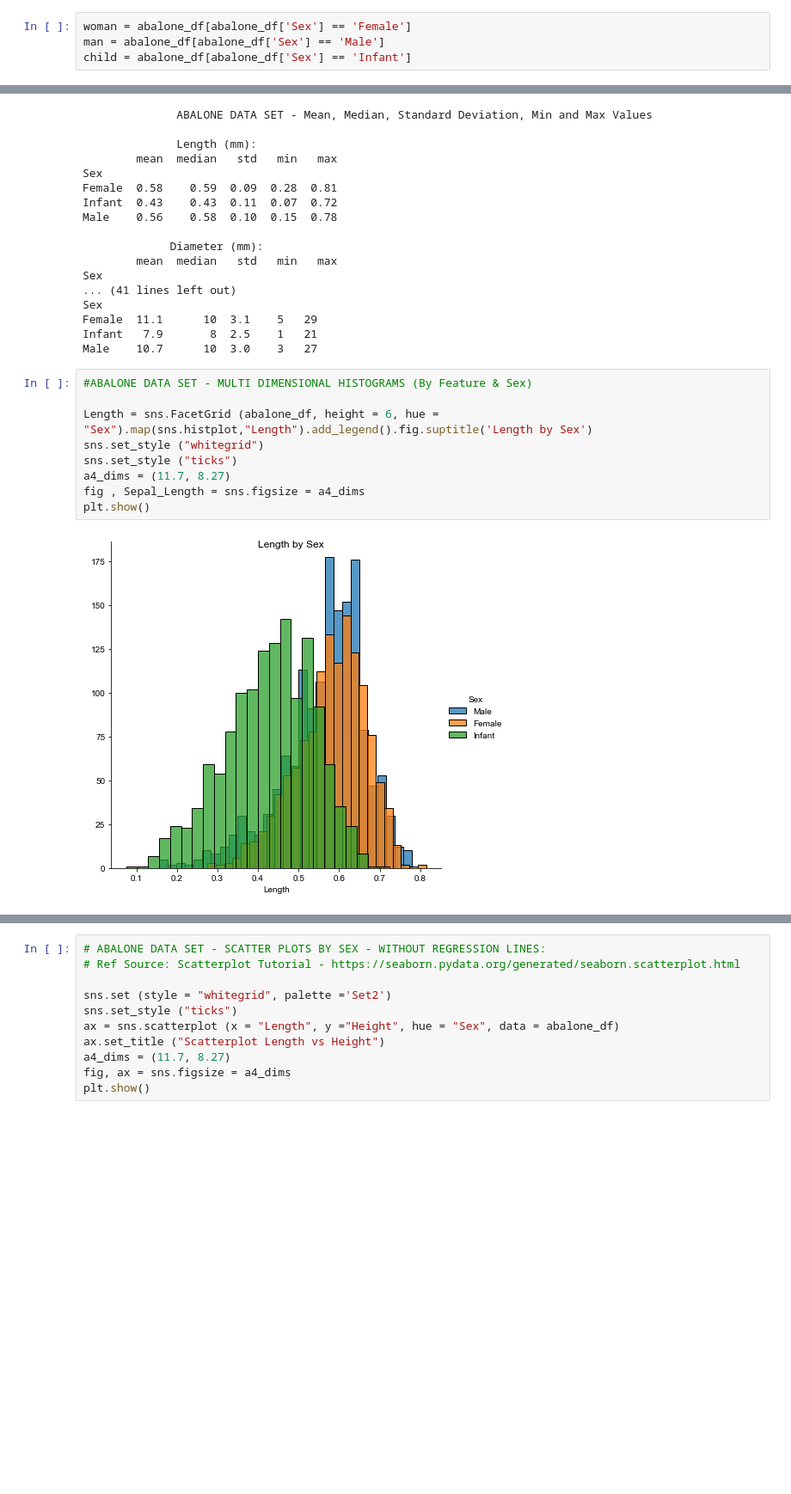
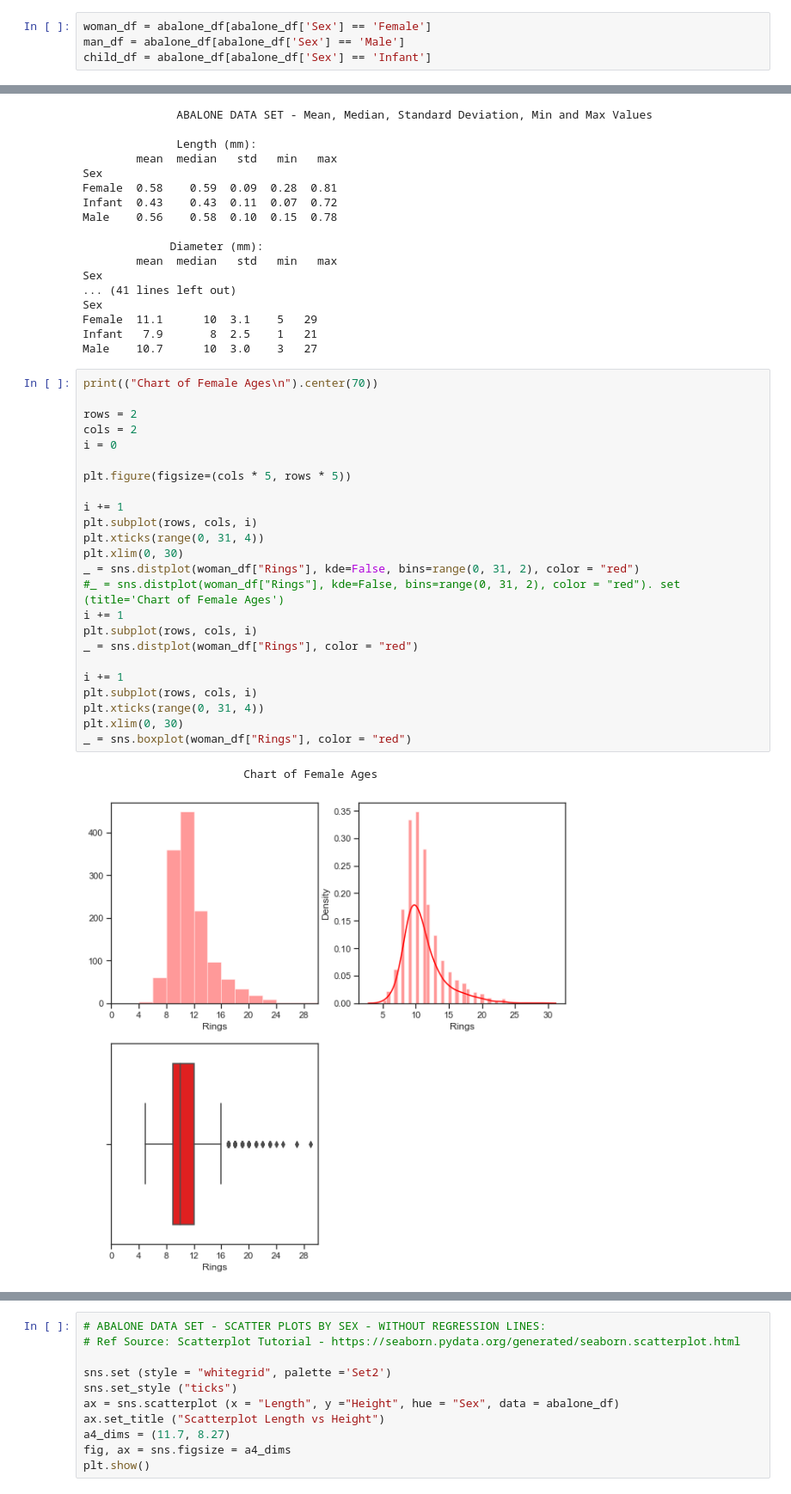
Before and after one commit to Fiona-600/Machine-Learning-and-Statistics-Project, a Jupyter notebook: scikit-learn.ipynb, the cells around one changed output, grey strips where cells are left out. Shown at 86% size. Cells and saved outputs as stored; diff of their text form; blank space fills up the shorter version.

Commit message:
charts added by age & sex

```diff
--- a/scikit-learn.ipynb
+++ b/scikit-learn.ipynb
@@ -157,9 +157,9 @@ Infant    1342
 Female    1307
 dtype: int64
 # %%
-woman = abalone_df[abalone_df['Sex'] == 'Female']
-man = abalone_df[abalone_df['Sex'] == 'Male']
-child = abalone_df[abalone_df['Sex'] == 'Infant']
+woman_df = abalone_df[abalone_df['Sex'] == 'Female']
+man_df = abalone_df[abalone_df['Sex'] == 'Male']
+child_df = abalone_df[abalone_df['Sex'] == 'Infant']
 # %%
 print ("ABALONE DATA SET -  Number of rows and columns in the dataset".center (100))
 print ("")
@@ -266,14 +266,30 @@ Sex
 Female  11.1      10  3.1    5   29
 Infant   7.9       8  2.5    1   21
 Male    10.7      10  3.0    3   27
-# %%
-#ABALONE DATA SET - MULTI DIMENSIONAL HISTOGRAMS (By Feature & Sex)
-
-Length = sns.FacetGrid (abalone_df, height = 6, hue = "Sex").map(sns.histplot,"Length").add_legend().fig.suptitle('Length by Sex')
-sns.set_style ("whitegrid")
-sns.set_style ("ticks")
-a4_dims = (11.7, 8.27)
-fig , Sepal_Length = sns.figsize = a4_dims
-plt.show()
-# %% [output]
-[figure, removed]
+# %%
+print(("Chart of Female Ages\n").center(70))
+
+rows = 2
+cols = 2
+i = 0
+
+plt.figure(figsize=(cols * 5, rows * 5))
+
+i += 1
+plt.subplot(rows, cols, i)
+plt.xticks(range(0, 31, 4))
+plt.xlim(0, 30)
+_ = sns.distplot(woman_df["Rings"], kde=False, bins=range(0, 31, 2), color = "red")
+#_ = sns.distplot(woman_df["Rings"], kde=False, bins=range(0, 31, 2), color = "red"). set (title='Chart of Female Ages')
+i += 1
+plt.subplot(rows, cols, i)
+_ = sns.distplot(woman_df["Rings"], color = "red")
+
+i += 1
+plt.subplot(rows, cols, i)
+plt.xticks(range(0, 31, 4))
+plt.xlim(0, 30)
+_ = sns.boxplot(woman_df["Rings"], color = "red")
+# %% [output]
+                        Chart of Female Ages
+[figure, added]
```
Also changed, not shown: parts of 38 cells of this notebook.
